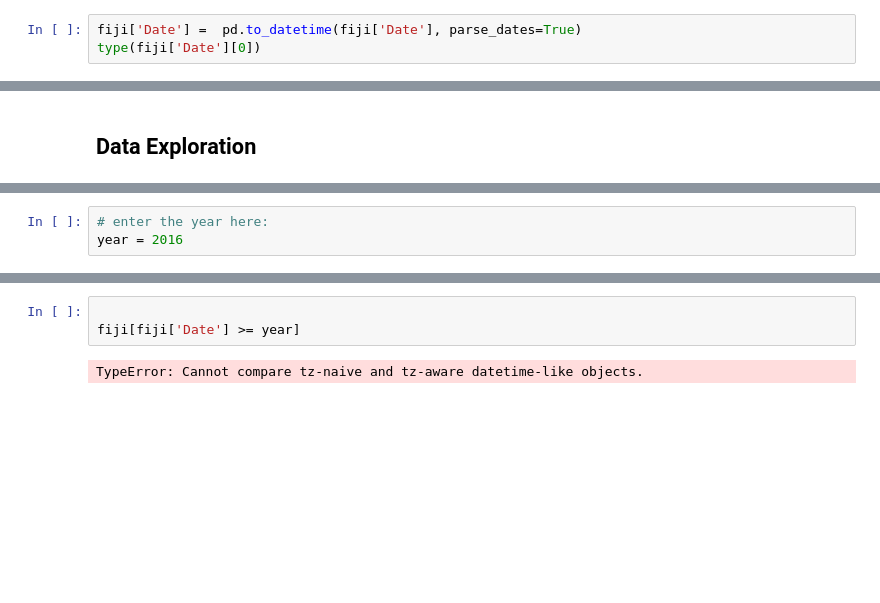
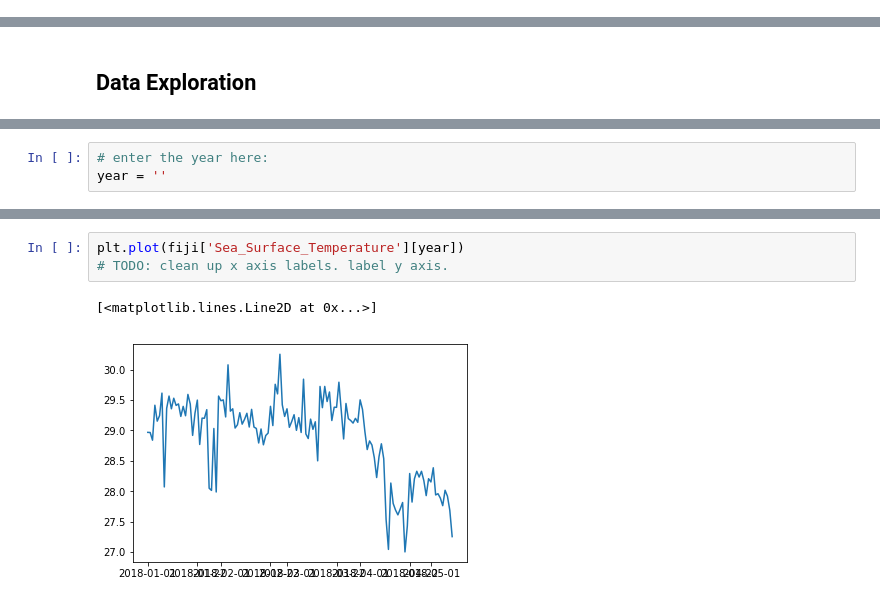
Before and after one commit to GabrielleRab/PyCon_2019, a Jupyter notebook: datasets/coral_bleaching/coral_bleaching.ipynb, the cells around one changed output, grey strips where cells are left out. Drawn from its saved outputs; the diff is of its cells as text; blank space fills up the shorter version.

```diff
--- a/datasets/coral_bleaching/coral_bleaching.ipynb
+++ b/datasets/coral_bleaching/coral_bleaching.ipynb
@@ -54,3 +44,0 @@ We would rather have the dates stored as a special type for storing dates & time
-# %%
-fiji['Date'] =  pd.to_datetime(fiji['Date'], parse_dates=True)
-type(fiji['Date'][0])
@@ -68,3 +56,3 @@ In which year does the highest temperature occur? Let's take a closer look.
 # %%
 # enter the year here:
-year = 2016
+year = ''
@@ -79,5 +59,6 @@ Timestamp('1970-01-01 00:00:00.000002-0100', tz='pytz.FixedOffset(-60)')
-# %%
-
-fiji[fiji['Date'] >= year]
-# %% [output]
-TypeError: Cannot compare tz-naive and tz-aware datetime-like objects.
+# %%
+plt.plot(fiji['Sea_Surface_Temperature'][year])
+# TODO: clean up x axis labels. label y axis.
+# %% [output]
+[<matplotlib.lines.Line2D at 0x...>]
+[figure, added]
```
Also changed, not shown: parts of 18 cells of this notebook.
